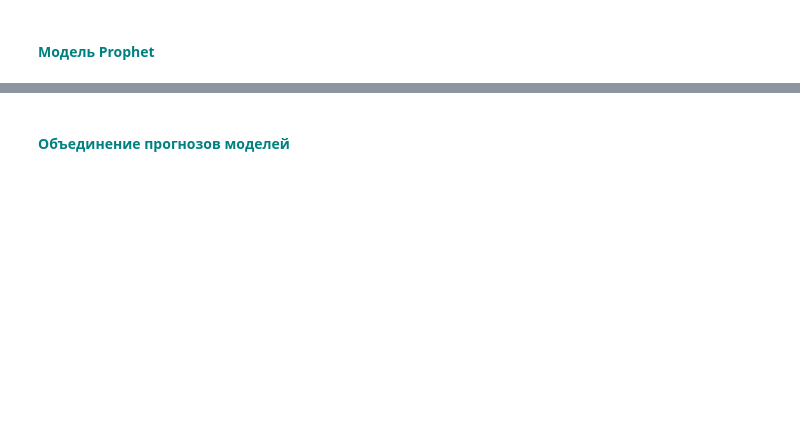
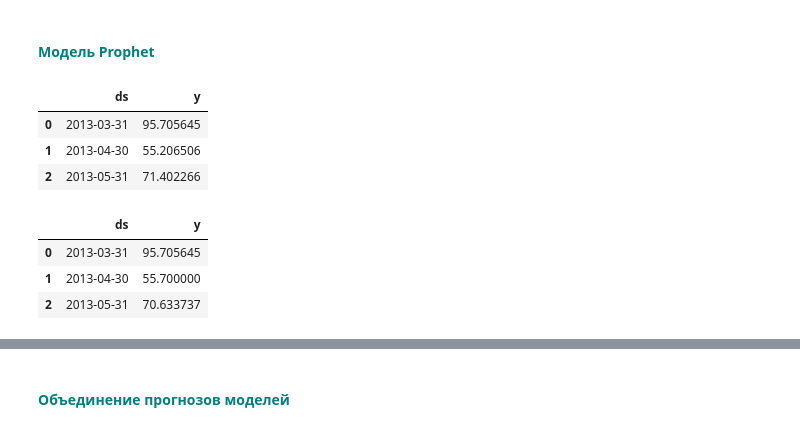
Before and after one commit to gggvitalii90/python_analytics_ich_120925, a Jupyter notebook: DZ_python_DA/HW_20_students.ipynb, the cells around one changed output, grey strips where cells are left out. Cells and saved outputs as stored; diff of their text form; code cells hidden in the pictures; blank space fills up the shorter version.

```diff
--- a/DZ_python_DA/HW_20_students.ipynb
+++ b/DZ_python_DA/HW_20_students.ipynb
@@ -142,9 +142,10 @@ None
 np.int64(0)
 # %%
 # Будет два варианта с dropna и fillna. Я выберу dropna, так как пропущенных значений не так много, и удаление их не повлияет на общую картину данных.
-series_pm25_drop = series_pm25.dropna()
-series_pm25_fill = series_pm25.interpolate(method='time').ffill().bfill()
-series_pm25_fill
+series_pm25_drop = series_pm25.dropna().sort_index()
+display(series_pm25_drop)
+series_pm25_fill = series_pm25.interpolate(method='time').ffill().bfill().sort_index()
+display(series_pm25_fill)
 # %% [output]
 datetime
 2013-03-01 00:00:00     4.0
@@ -240,5 +277,18 @@ Error:
 #### <b><font color='teal'>Модель Prophet</font></b>
 # %%
 # Из monthly_data создайте датафрейм df_pm25 со столбцами 'ds' и 'y'
+df_pm25_drop = monthly_data_drop.reset_index().rename(columns={'datetime': 'ds', 'PM2.5': 'y'})
+display(df_pm25_drop.head(3))
+df_pm25_fill = monthly_data_fill.reset_index().rename(columns={'datetime': 'ds', 'PM2.5': 'y'})
+display(df_pm25_fill.head(3))
+# %% [output]
+|  | ds | y |
+| 0 | 2013-03-31 | 95.705645 |
+| 1 | 2013-04-30 | 55.206506 |
+| 2 | 2013-05-31 | 71.402266 |
+|  | ds | y |
+| 0 | 2013-03-31 | 95.705645 |
+| 1 | 2013-04-30 | 55.700000 |
+| 2 | 2013-05-31 | 70.633737 |
 # %%
 # Создайте экземпляр Prophet. Назовите model_prophet
```
Also changed, not shown: parts of 15 cells of this notebook.
